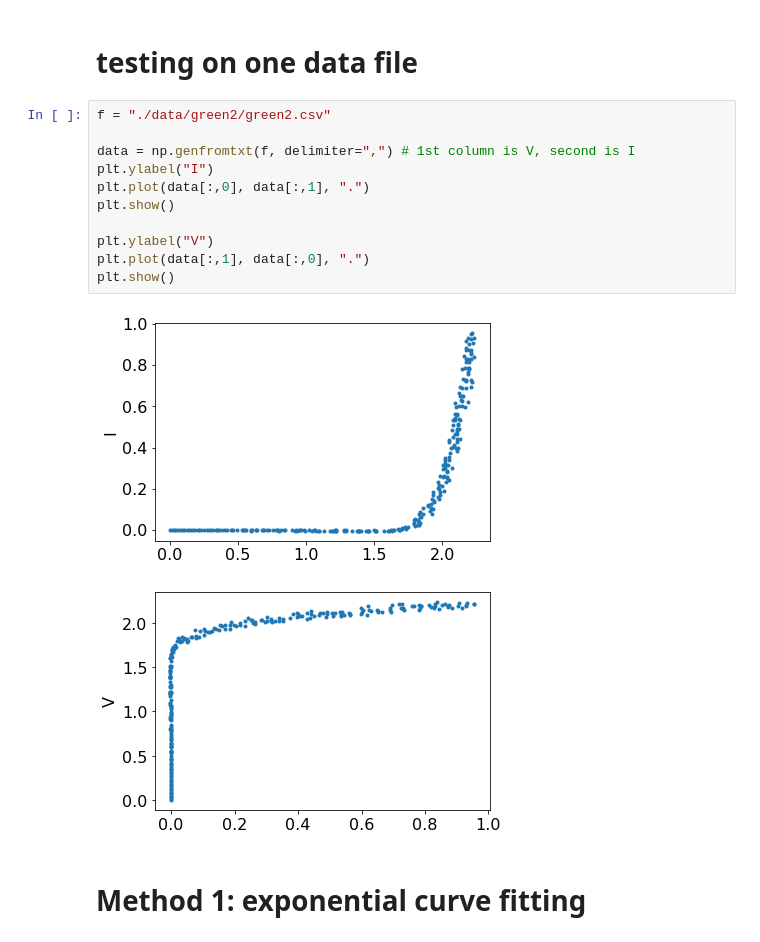
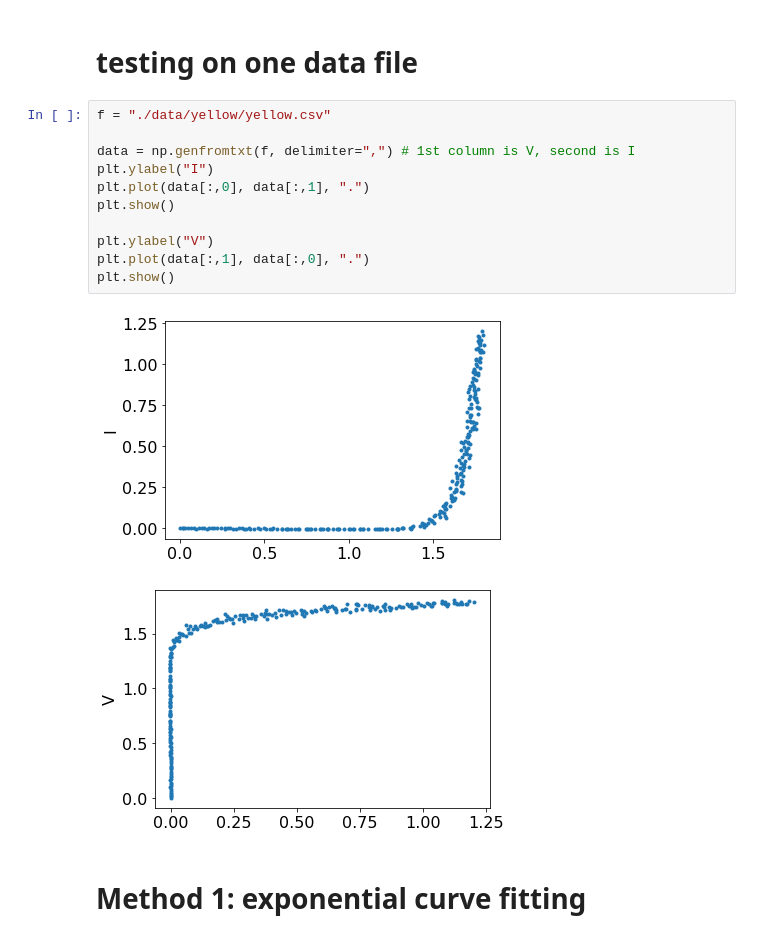
Before and after one commit to jblipper/339-lab3, a Jupyter notebook: extract_turn_on_voltage.ipynb, the cells around one changed output. Cells and saved outputs as stored; diff of their text form.

```diff
--- a/extract_turn_on_voltage.ipynb
+++ b/extract_turn_on_voltage.ipynb
@@ -9,19 +9,19 @@ plt.rcParams.update({'font.size': 16})
 # %% [markdown]
 # testing on one data file
 # %%
-f = "./data/green2/green2.csv"
+f = "./data/yellow/yellow.csv"
 
 data = np.genfromtxt(f, delimiter=",") # 1st column is V, second is I
 plt.ylabel("I")
 plt.plot(data[:,0], data[:,1], ".")
 plt.show()
 
 plt.ylabel("V")
 plt.plot(data[:,1], data[:,0], ".")
 plt.show()
 # %% [output]
-[figure, old version]
+[figure, new version]
-[figure, old version]
+[figure, new version]
 # %% [markdown]
 # Method 1: exponential curve fitting
 # %%
```
Also changed, not shown: parts of 9 cells of this notebook, 20 other files.
